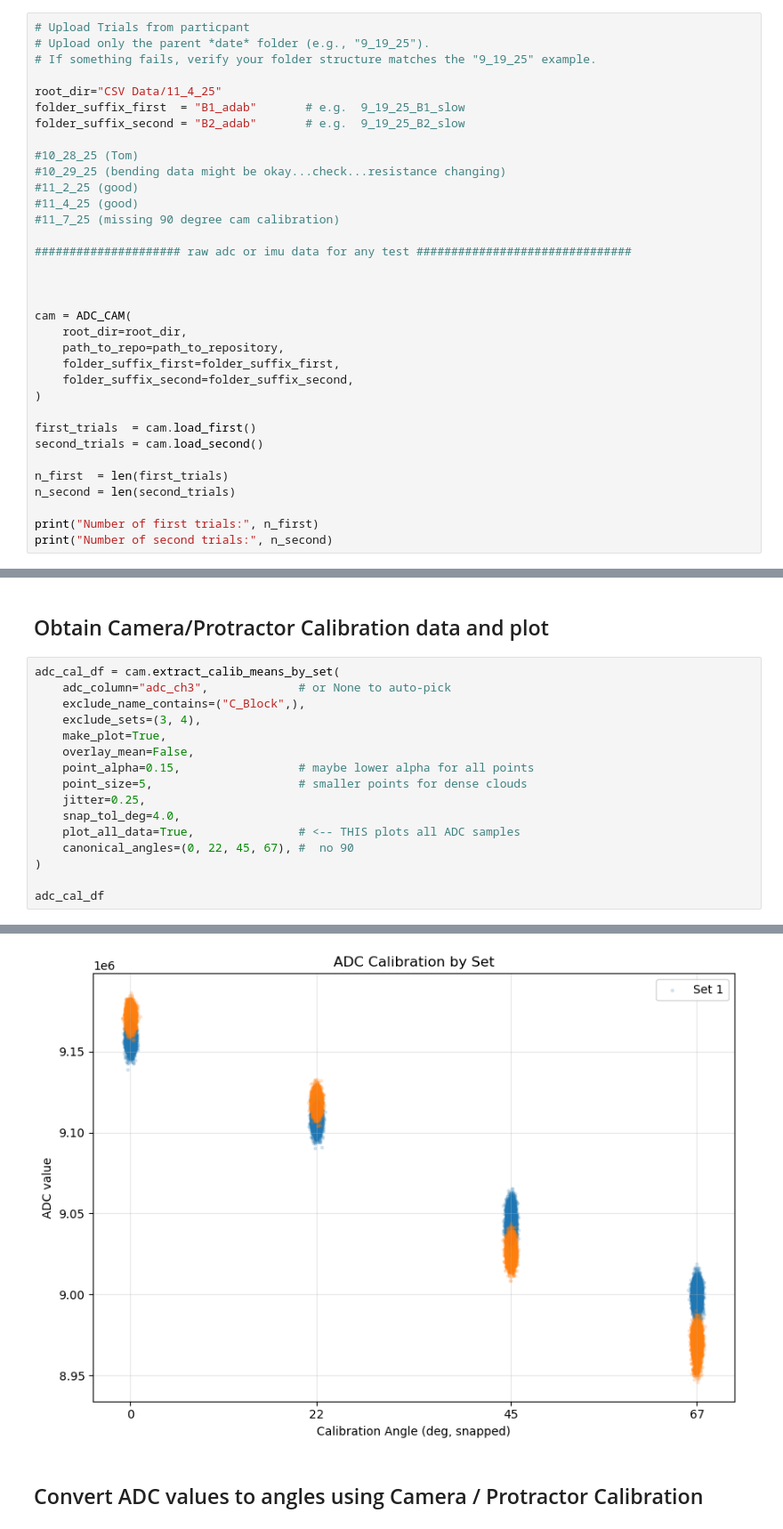
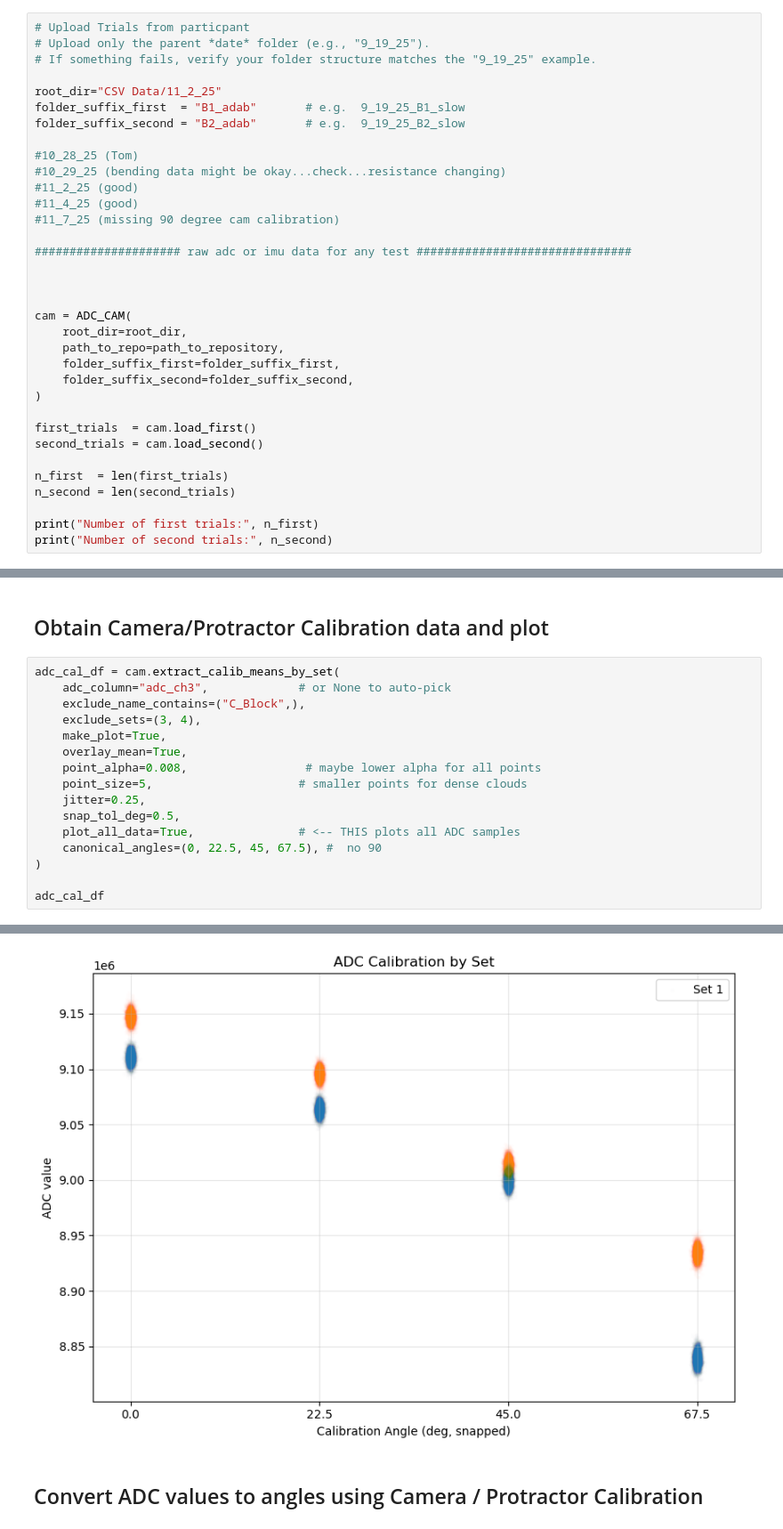
Before and after one commit to neuralengatberkeley/Strain-Sensor-, a Jupyter notebook: Code/analysis/camera_sensor_imu_analysis/adc_vs_cam-checkpoint.ipynb, the cells around one changed output, grey strips where cells are left out. Shown at 89% size. Saved outputs shown, nothing was run; the diff lists cells and outputs as text.

```diff
--- a/Code/analysis/camera_sensor_imu_analysis/adc_vs_cam-checkpoint.ipynb
+++ b/Code/analysis/camera_sensor_imu_analysis/adc_vs_cam-checkpoint.ipynb
@@ -20,7 +20,7 @@ import seaborn as sns
 # Upload only the parent *date* folder (e.g., "9_19_25").
 # If something fails, verify your folder structure matches the "9_19_25" example.
 
-root_dir="CSV Data/11_4_25"
+root_dir="CSV Data/11_2_25"
 folder_suffix_first  = "B1_adab"       # e.g.  9_19_25_B1_slow
 folder_suffix_second = "B2_adab"       # e.g.  9_19_25_B2_slow
 
@@ -71,13 +71,13 @@ adc_cal_df = cam.extract_calib_means_by_set(
     exclude_name_contains=("C_Block",),
     exclude_sets=(3, 4),
     make_plot=True,
-    overlay_mean=False,
-    point_alpha=0.15,                 # maybe lower alpha for all points
+    overlay_mean=True,
+    point_alpha=0.008,                 # maybe lower alpha for all points
     point_size=5,                     # smaller points for dense clouds
     jitter=0.25,
-    snap_tol_deg=4.0,
+    snap_tol_deg=0.5,
     plot_all_data=True,               # <-- THIS plots all ADC samples
-    canonical_angles=(0, 22, 45, 67), #  no 90
+    canonical_angles=(0, 22.5, 45, 67.5), #  no 90
 )
 
 adc_cal_df
@@ -96,4 +96,4 @@ adc_cal_df
-[figure, old version]
+[figure, new version]
 # %% [markdown]
 ## Convert ADC values to angles using Camera / Protractor Calibration
 # %%
```
Also changed, not shown: parts of 6 cells of this notebook, 21 other files.
